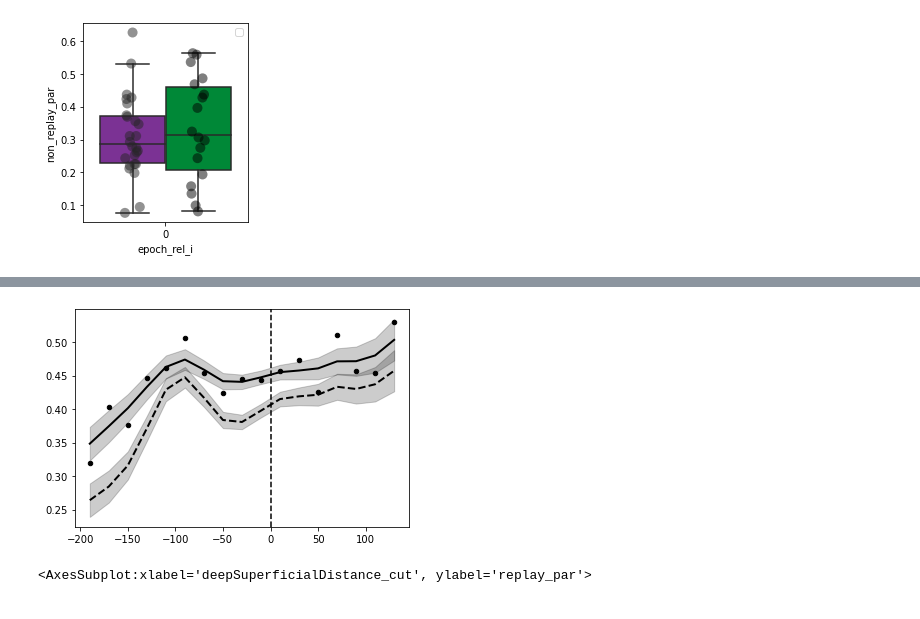
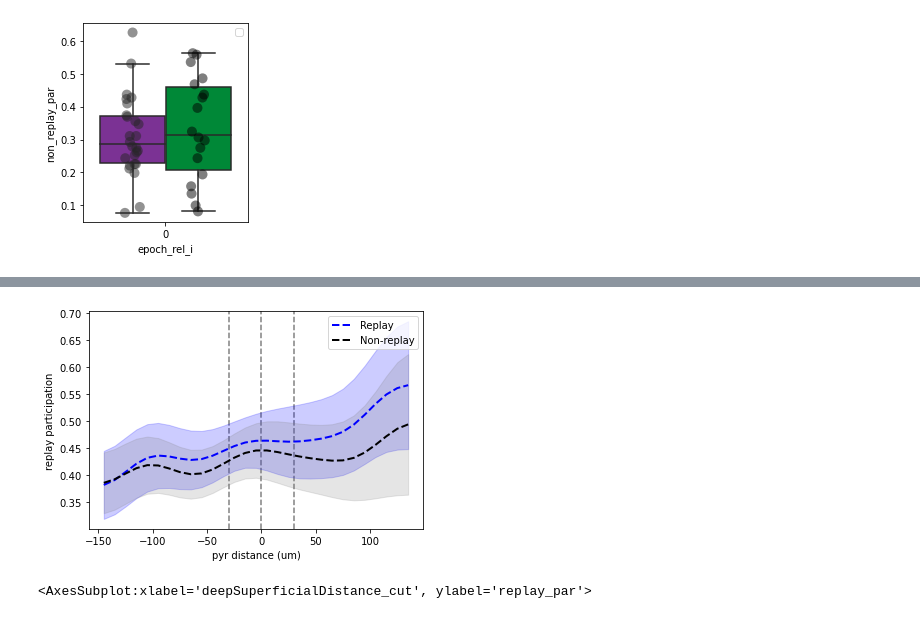
Before and after one commit to ryanharvey1/ripple_heterogeneity, a Jupyter notebook: scripts/replay/testing_replay_participation.ipynb, the cells around one changed output, grey strips where cells are left out. Drawn from its saved outputs; the diff is of its cells as text; code cells hidden in the pictures.

```diff
--- a/scripts/replay/testing_replay_participation.ipynb
+++ b/scripts/replay/testing_replay_participation.ipynb
@@ -127,30 +127,86 @@ plt.legend("")
 [figure]
 # %%
 from scipy.ndimage import gaussian_filter1d
-bin_width = 20
-dist_bins = np.arange(-200, 150, bin_width)
+
+temp_par_df = par_df[(par_df.n_replays > 1) & (par_df.epoch_rel_i == 0)]
+
+bin_width = 10
+dist_bins = np.arange(-150, 150, bin_width)
 
 avg_replay_par = []
 median_replay_par = []
 std_replay_par = []
-for start, end  in zip(dist_bins[:-1], dist_bins[1:]):
-    idx = (par_df.deepSuperficialDistance.values >= start) & (par_df.deepSuperficialDistance.values < end)
-    avg_replay_par.append(par_df[idx].replay_par.mean())
-    median_replay_par.append(par_df[idx].replay_par.median())
-    std_replay_par.append(par_df[idx].replay_par.std() / np.sqrt(len(par_df[idx])))
-    plt.scatter(start+bin_width/2, par_df[idx].replay_par.mean(), s=20, c="k")
+avg_non_replay_par = []
+std_non_replay_par = []
+for start, end in zip(dist_bins[:-1], dist_bins[1:]):
+    idx = (temp_par_df.deepSuperficialDistance.values >= start) & (
+        temp_par_df.deepSuperficialDistance.values < end
+    )
+    avg_replay_par.append(np.nanmean(temp_par_df[idx].replay_par))
+    median_replay_par.append(np.nanmedian(temp_par_df[idx].replay_par))
+    std_replay_par.append(
+        np.nanstd(temp_par_df[idx].replay_par) / np.sqrt(len(temp_par_df[idx]))
+    )
+
+    avg_non_replay_par.append(np.nanmean(temp_par_df[idx].non_replay_par))
+    std_non_replay_par.append(
+        np.nanstd(temp_par_df[idx].non_replay_par) / np.sqrt(len(temp_par_df[idx]))
+    )
+
+    # plt.scatter(start + bin_width / 2, np.nanmean(temp_par_df[idx].replay_par), s=20, c="blue")
+    # plt.scatter(start + bin_width / 2, temp_par_df[idx].non_replay_par.mean(), s=20, c="grey")
+
+    # plt.scatter(start + bin_width / 2, temp_par_df[idx].replay_par.median(), s=20, c="k")
 
 avg_replay_par = np.array(avg_replay_par)
 median_replay_par = np.array(median_replay_par)
 std_replay_par = np.array(std_replay_par)
-avg_replay_par = gaussian_filter1d(avg_replay_par,sigma=1)
-median_replay_par = gaussian_filter1d(median_replay_par,sigma=1)
-std_replay_par = gaussian_filter1d(std_replay_par,sigma=1)
-plt.plot(dist_bins[:-1]+bin_width/2, avg_replay_par, c="k", linewidth=2)
-plt.fill_between(dist_bins[:-1]+bin_width/2, avg_replay_par-std_replay_par, avg_replay_par+std_replay_par,color="k", alpha=0.2)
+avg_non_replay_par = np.array(avg_non_replay_par)
+std_non_replay_par = np.array(std_non_replay_par)
 
-plt.plot(dist_bins[:-1]+bin_width/2, median_replay_par, c="k", linewidth=2, linestyle="--")
-plt.fill_between(dist_bins[:-1]+bin_width/2, median_replay_par-std_replay_par, median_replay_par+std_replay_par,color="k", alpha=0.2)
+avg_replay_par = gaussian_filter1d(avg_replay_par, sigma=bin_width / 4)
+median_replay_par = gaussian_filter1d(median_replay_par, sigma=bin_width / 4)
+std_replay_par = gaussian_filter1d(std_replay_par, sigma=bin_width / 4)
+avg_non_replay_par = gaussian_filter1d(avg_non_replay_par, sigma=bin_width / 4)
+std_non_replay_par = gaussian_filter1d(std_non_replay_par, sigma=bin_width / 4)
 
-plt.axvline(0, c="k", linestyle="--")
+plt.plot(dist_bins[:-1] + bin_width / 2, avg_replay_par, c="blue", linewidth=2,linestyle="--", label="Replay")
+plt.fill_between(
+    dist_bins[:-1] + bin_width / 2,
+    avg_replay_par - std_replay_par,
+    avg_replay_par + std_replay_par,
+    color="blue",
+    alpha=0.2,
+)
+
+plt.plot(dist_bins[:-1] + bin_width / 2, avg_non_replay_par, c="k", linewidth=2,linestyle="--", label="Non-replay")
+plt.fill_between(
+    dist_bins[:-1] + bin_width / 2,
+    avg_non_replay_par - std_non_replay_par,
+    avg_non_replay_par + std_non_replay_par,
+    color="grey",
+    alpha=0.2,
+)
+
+# plt.plot(
+#     dist_bins[:-1] + bin_width / 2,
+#     median_replay_par,
+#     c="k",
+#     linewidth=2,
+#     linestyle="--",
+# )
+# plt.fill_between(
+#     dist_bins[:-1] + bin_width / 2,
+#     median_replay_par - 1.253 * std_replay_par,
+#     median_replay_par + 1.253 * std_replay_par,
+#     color="blue",
+#     alpha=0.2,
+# )
+
+plt.axvline(0, c="k", linestyle="--", zorder=-1000, alpha=0.5)
+plt.axvline(-30, c="k", linestyle="--", zorder=-1000, alpha=0.5)
+plt.axvline(30, c="k", linestyle="--", zorder=-1000, alpha=0.5)
+plt.ylabel("replay participation")
+plt.xlabel("pyr distance (um)")
+plt.legend()
 # %% [output]
@@ -158,4 +214,4 @@ plt.axvline(0, c="k", linestyle="--")
-[figure, old version]
+[figure, new version]
 # %%
 # replay_par = par_df[(par_df.basepath == basepath) & (par_df.epoch_rel_i == 0)].replay_par
 par_df["deepSuperficialDistance_cut"] = par_df.deepSuperficialDistance.values
```
Also changed, not shown: parts of 1 cell of this notebook.
